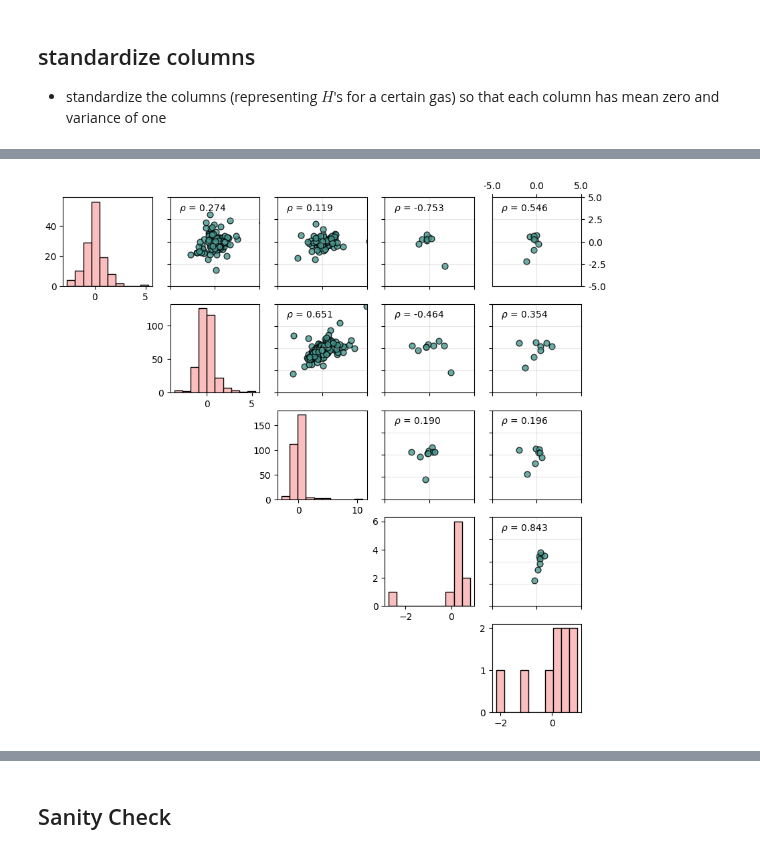
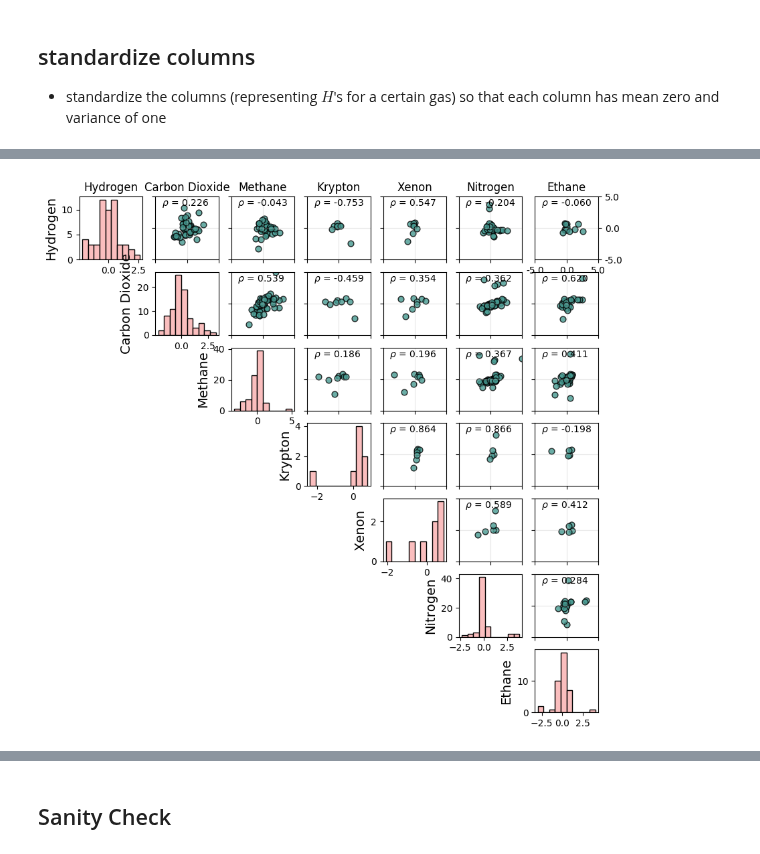
Before and after one commit to SimonEnsemble/material_recommendation_system, a Jupyter notebook: CreateMatrix.ipynb, the cells around one changed output, grey strips where cells are left out. Cells and saved outputs as stored; diff of their text form; code cells hidden in the pictures.

```diff
--- a/CreateMatrix.ipynb
+++ b/CreateMatrix.ipynb
@@ -591,7 +589,7 @@ plt.show()
 # %% [markdown]
 ### We'll also need a function to get rid of columns and/or rows that contain too few values
 # %%
-function prune(H::Array{Union{Float64, Missing}, 2}, min_entries::Int=3)
+function prune(H::Array{Union{Float64, Missing}, 2}, min_entries::Int=5)
     nm, ng = size(H)
     keep_col = trues(ng)
     keep_row = trues(nm)
@@ -783,7 +781,8 @@ master_list_of_materials = merge_materials(new_master_list_of_materials, "Cu-MOF
 # %% [markdown]
 ## Lets create the function that fills in <b>H</b>
 # %%
-function fill_H(filter_functions::Array{<:Function, 1}, fit_function::Function, post_functions::Array{<:Function, 1}, max_value_of_h::Float64=1e10)
+function fill_H(filter_functions::Array{<:Function, 1}, fit_function::Function, post_functions::Array{<:Function, 1}, max_value_of_h::Float64=1e7;
+                verbose::Bool=false)
     nm = length(master_list_of_materials)
     ng = length(master_list_of_gases)
     H = Array{Union{Float64, Missing}, 2}(undef, nm, ng)
@@ -813,12 +812,8 @@ function fill_H(filter_functions::Array{<:Function, 1}, fit_function::Function,
             fill!(fit_vals, missing)
 
             ### Lets run the fitting function now
-            fit_vals, mse_vals = fit_function(isotherms[valid_isotherms], 0.05)
+            fit_vals, mse_vals = fit_function(isotherms[valid_isotherms], 0.05; verbose=verbose)
 
-
-            if length(collect(skipmissing(fit_vals))) == 0
-                continue
-            end
 
             for k = 1:length(fit_vals)
                 if typeof(fit_vals[k]) == Missing
@@ -826,6 +821,10 @@ function fill_H(filter_functions::Array{<:Function, 1}, fit_function::Function,
                 elseif fit_vals[k] > max_value_of_h
                     fit_vals[k] = missing
                 end
+            end
+
+            if length(collect(skipmissing(fit_vals))) == 0
+                continue
             end
 
             # Lets take the median of the fitted values to try to remove the effects of outlieres
@@ -839,18 +838,8 @@ function fill_H(filter_functions::Array{<:Function, 1}, fit_function::Function,
             end
         end
     end
-    @printf("Sparsity before pruning: %.2f%%\n", sum(ismissing.(H))/length(H)*100)
-
-    keep_row, keep_col = prune(H)
-    H = H[keep_row, keep_col]
-    MSE = MSE[keep_row, keep_col]
-
-
-    @printf("Sparsity after pruning: %.2f%%\n", sum(ismissing.(H))/length(H)*100)
-    return H, keep_row, keep_col, MSE
+    return H, MSE
 end
 
-H, keep_row, keep_col, MSE = fill_H([_check_nb_of_adsorbates, _check_temperature, _check_units, _check_category], _fit_henry_to_isotherm, [log10])
-master_list_of_gases = master_list_of_gases[keep_col];
-master_list_of_materials = master_list_of_materials[keep_row];
+H, MSE = fill_H([_check_nb_of_adsorbates, _check_temperature, _check_units, _check_category], _fit_henry_to_isotherm, [log10]; verbose=false)
 # %% [output]
@@ -999,47 +984,51 @@ function plot_scatter_plot_matrix(H::Array{Union{Float64, Missing}, 2}, gases::A
         end
     end
 
-
-
     fig, axs = subplots(N, N, figsize=(10,10))
     #println(axs)
     for i = 1:N
         for j = 1:N
+            if i == 1
+                axs[i,j].title.set_text(master_list_of_gases[gases[j]])
+            end
+
             if i > j
                 axs[i,j].axis("off")
             elseif i == j
                 x = collect(skipmissing(temp_H[:, gases[i]]))
                 #println(typeof(x))
                 axs[i,j].hist(x, fc="#fabebe", ec="k")
+                axs[i,j].set_ylabel(master_list_of_gases[gases[i]], fontsize=14)
             else
                 axs[i,j].set_xticklabels([])
                 axs[i,j].set_yticklabels([])
                 observed_in_both_gases = (.! ismissing.(temp_H[:, gases[i]])) .& (.! ismissing.(temp_H[:, gases[j]]))
                 if sum(observed_in_both_gases) == 0
                     axs[i,j].set_facecolor("yellow")
                     continue
                 end
                 a = temp_H[observed_in_both_gases, gases[i]]
                 b = temp_H[observed_in_both_gases, gases[j]]
                 ρ = cor(a, b)
                 axs[i,j].scatter(a, b, s=40, fc="#469990", ec="k", alpha=0.8)
                 axs[i,j].set_xlim([-5, 5])
                 axs[i,j].set_ylim([-5, 5])
                 axs[i,j].grid("on", alpha=0.3, zorder=0.9)
-                axs[i,j].text(-4, 3.5, @sprintf("\$\\rho\$ = %.3f", ρ))
+                axs[i,j].text(-4, 3.5, @sprintf("\$\\rho\$ = %.3f", ρ), zorder=99)
             end
         end
     end
     axs[1, N].yaxis.tick_right()
-    axs[1, N].xaxis.tick_top()
+    axs[1, N].xaxis.tick_bottom()
     axs[1, N].set_xticklabels(axs[1, N].get_xticks())
     axs[1, N].set_yticklabels(axs[1, N].get_yticks())
+    plt.savefig("Distn_of_gases.png", dpi=300, format="png")
     plt.show()
     return nothing
 end
-plot_scatter_plot_matrix(H, ["Hydrogen", "Carbon Dioxide", "Methane", "Krypton", "Xenon"])
+plot_scatter_plot_matrix(H, ["Hydrogen", "Carbon Dioxide", "Methane", "Krypton", "Xenon", "Nitrogen", "Ethane"])
 # %% [output]
-[figure, old version]
+[figure, new version]
 # %%
 function plot_mse_distribution_per_gas(gas::Union{AbstractString, Int})
     if typeof(gas) <: AbstractString
```
Also changed, not shown: parts of 21 cells of this notebook, 1 other file.
